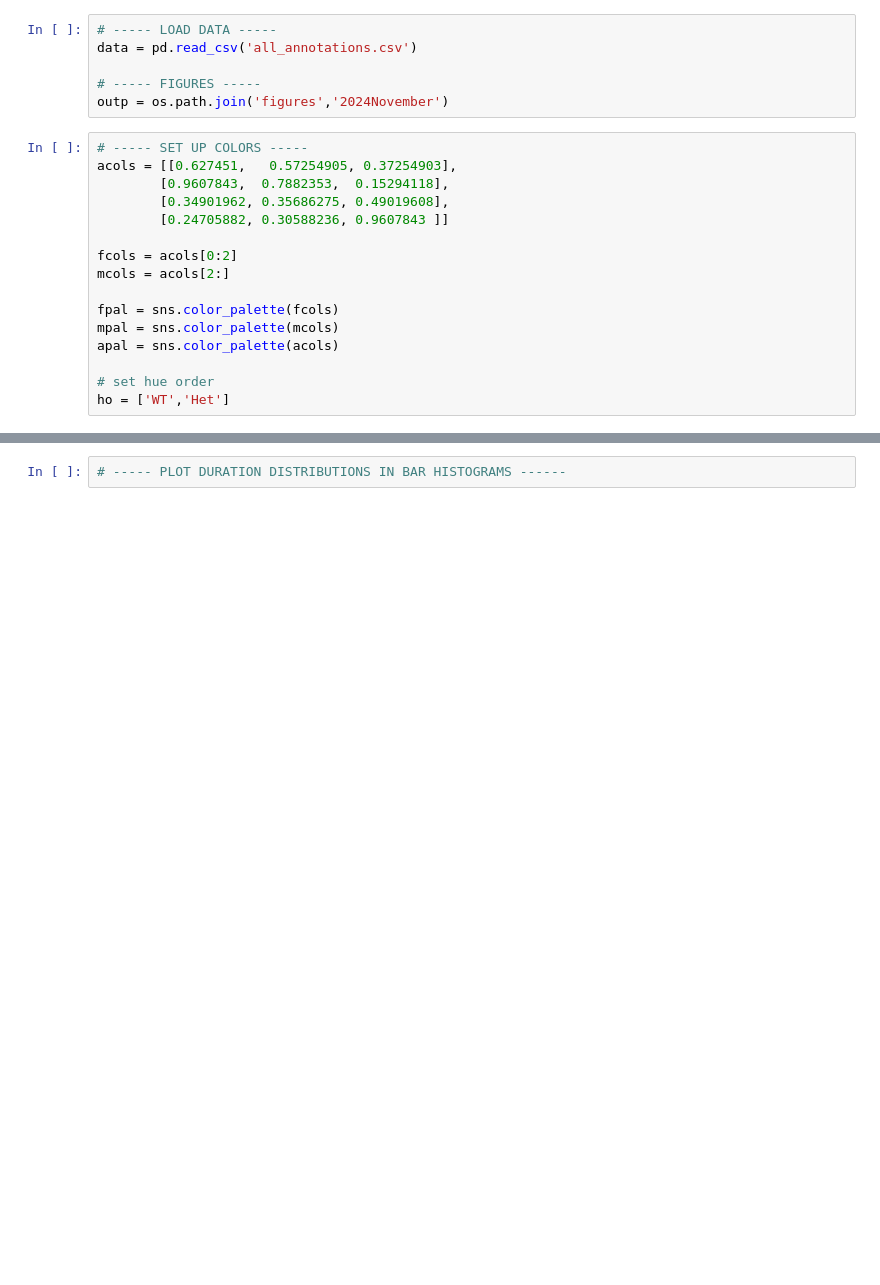
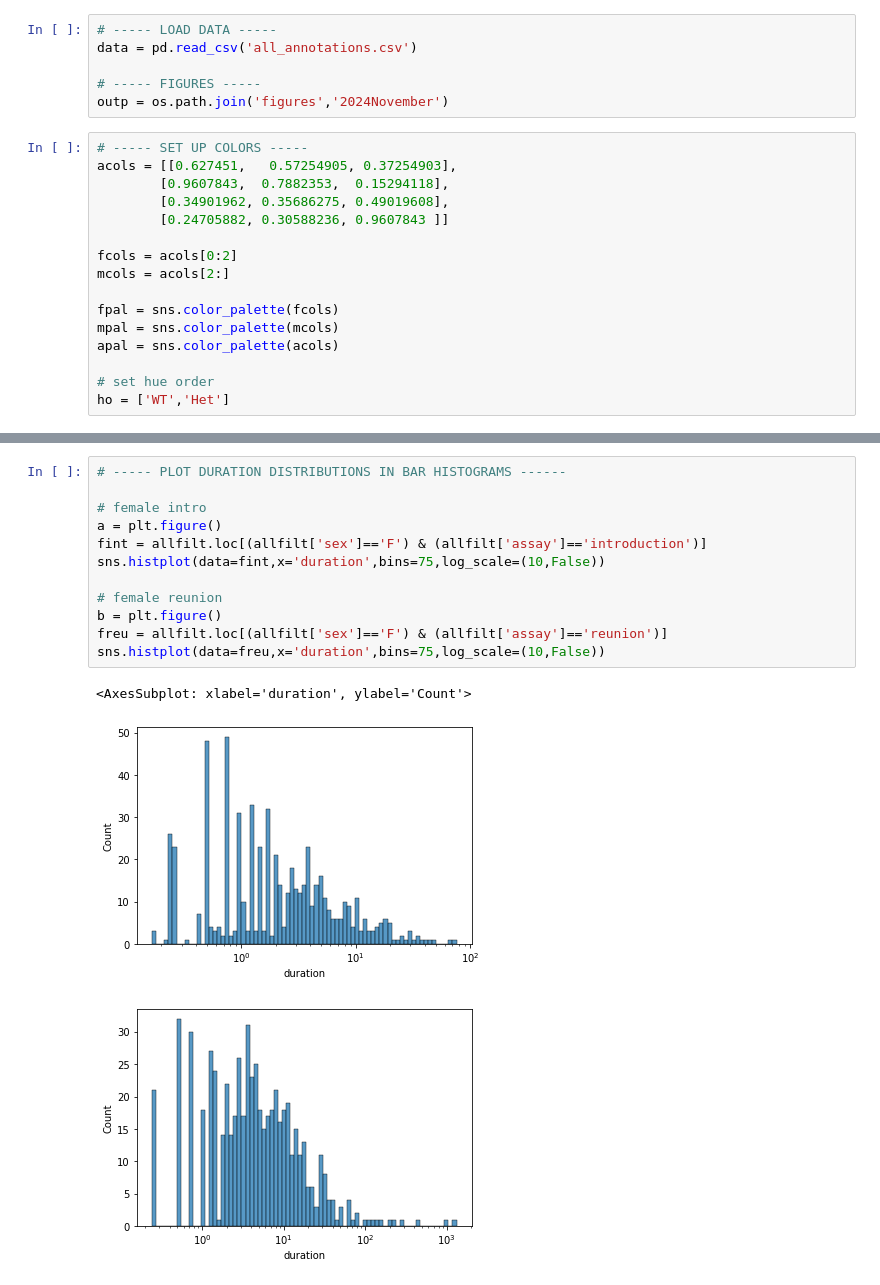
Before and after one commit to nhoglen/scn2a-paper-GWJSNH-code, a Jupyter notebook: 241112_scratch_WThuddleTimes-introVreunion.ipynb, the cells around one changed output, grey strips where cells are left out. Saved outputs shown, nothing was run; the diff lists cells and outputs as text; blank space fills up the shorter version.

```diff
--- a/241112_scratch_WThuddleTimes-introVreunion.ipynb
+++ b/241112_scratch_WThuddleTimes-introVreunion.ipynb
@@ -123,2 +115,16 @@ Text(0.5, 1.0, 'Median huddle duration, males')
 # %%
 # ----- PLOT DURATION DISTRIBUTIONS IN BAR HISTOGRAMS ------
+
+# female intro
+a = plt.figure()
+fint = allfilt.loc[(allfilt['sex']=='F') & (allfilt['assay']=='introduction')]
+sns.histplot(data=fint,x='duration',bins=75,log_scale=(10,False))
+
+# female reunion
+b = plt.figure()
+freu = allfilt.loc[(allfilt['sex']=='F') & (allfilt['assay']=='reunion')]
+sns.histplot(data=freu,x='duration',bins=75,log_scale=(10,False))
+# %% [output]
+<AxesSubplot: xlabel='duration', ylabel='Count'>
+[figure, added]
+[figure, added]
```
Also changed, not shown: parts of 12 cells of this notebook, 6 other files.
